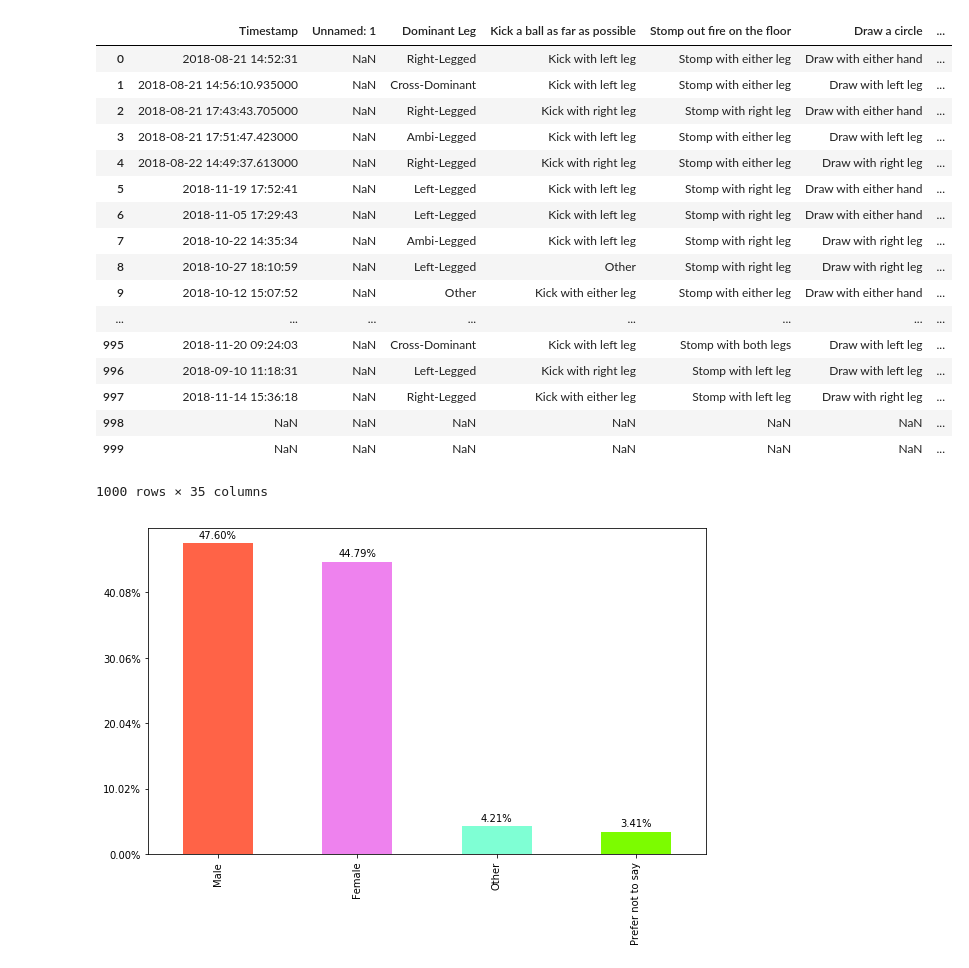
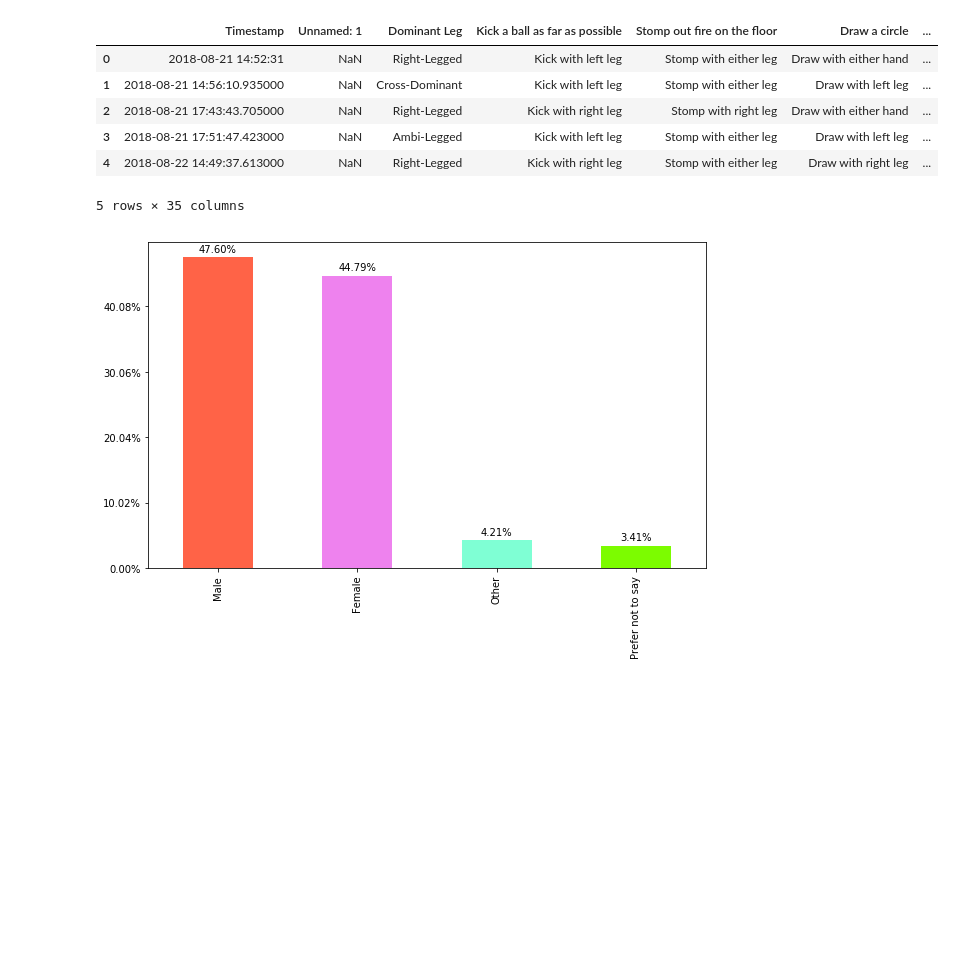
Before and after one commit to SmallSon33/recommendation-, a Jupyter notebook: Visualization.ipynb, the cells around one changed output. Drawn from its saved outputs; the diff is of its cells as text; code cells hidden in the pictures; blank space fills up the shorter version.

```diff
--- a/Visualization.ipynb
+++ b/Visualization.ipynb
@@ -1,36 +1,25 @@
 # %%
 import pandas as pd
 import matplotlib.pyplot as plt
 import matplotlib as style
 from matplotlib import cm
 import numpy as np
 from matplotlib.ticker import FuncFormatter
 
 
 
 
 
 df = pd.read_excel("~/Desktop/task1.xlsx")
-df
+df.head()
 # %% [output]
 |  | Timestamp | Unnamed: 1 | Dominant Leg | Kick a ball as far as possible | Stomp out fire on the floor | Draw a circle | ... |
 | 0 | 2018-08-21 14:52:31 | NaN | Right-Legged | Kick with left leg | Stomp with either leg | Draw with either hand | ... |
 | 1 | 2018-08-21 14:56:10.935000 | NaN | Cross-Dominant | Kick with left leg | Stomp with either leg | Draw with left leg | ... |
 | 2 | 2018-08-21 17:43:43.705000 | NaN | Right-Legged | Kick with right leg | Stomp with right leg | Draw with either hand | ... |
 | 3 | 2018-08-21 17:51:47.423000 | NaN | Ambi-Legged | Kick with left leg | Stomp with either leg | Draw with left leg | ... |
 | 4 | 2018-08-22 14:49:37.613000 | NaN | Right-Legged | Kick with right leg | Stomp with either leg | Draw with right leg | ... |
-| 5 | 2018-11-19 17:52:41 | NaN | Left-Legged | Kick with left leg | Stomp with right leg | Draw with either hand | ... |
-| 6 | 2018-11-05 17:29:43 | NaN | Left-Legged | Kick with left leg | Stomp with right leg | Draw with either hand | ... |
-| 7 | 2018-10-22 14:35:34 | NaN | Ambi-Legged | Kick with left leg | Stomp with right leg | Draw with right leg | ... |
-| 8 | 2018-10-27 18:10:59 | NaN | Left-Legged | Other | Stomp with right leg | Draw with right leg | ... |
-| 9 | 2018-10-12 15:07:52 | NaN | Other | Kick with either leg | Stomp with either leg | Draw with either hand | ... |
-| ... | ... | ... | ... | ... | ... | ... | ... |
-| 995 | 2018-11-20 09:24:03 | NaN | Cross-Dominant | Kick with left leg | Stomp with both legs | Draw with left leg | ... |
-| 996 | 2018-09-10 11:18:31 | NaN | Left-Legged | Kick with right leg | Stomp with left leg | Draw with left leg | ... |
-| 997 | 2018-11-14 15:36:18 | NaN | Right-Legged | Kick with either leg | Stomp with left leg | Draw with right leg | ... |
-| 998 | NaN | NaN | NaN | NaN | NaN | NaN | ... |
-| 999 | NaN | NaN | NaN | NaN | NaN | NaN | ... |
-1000 rows × 35 columns
+5 rows × 35 columns
 # %%
 #generate distribution between male, female, intersex, unknown,other
 #as bar and pie plot
```
Also changed, not shown: 1 other file.
